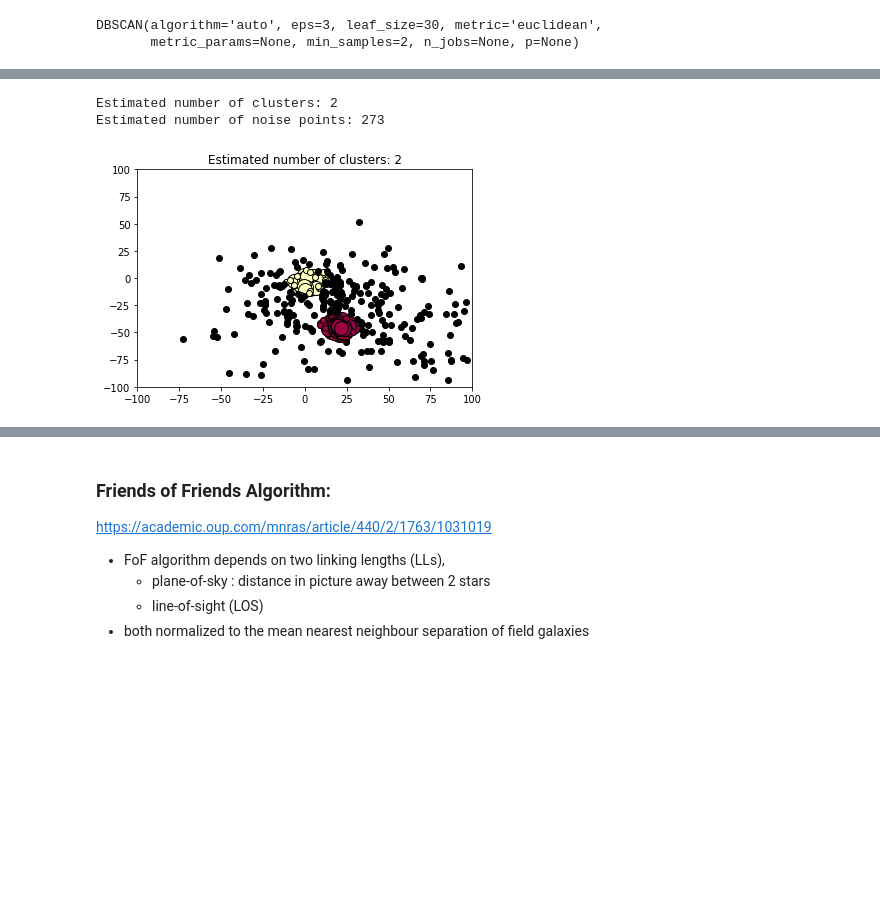
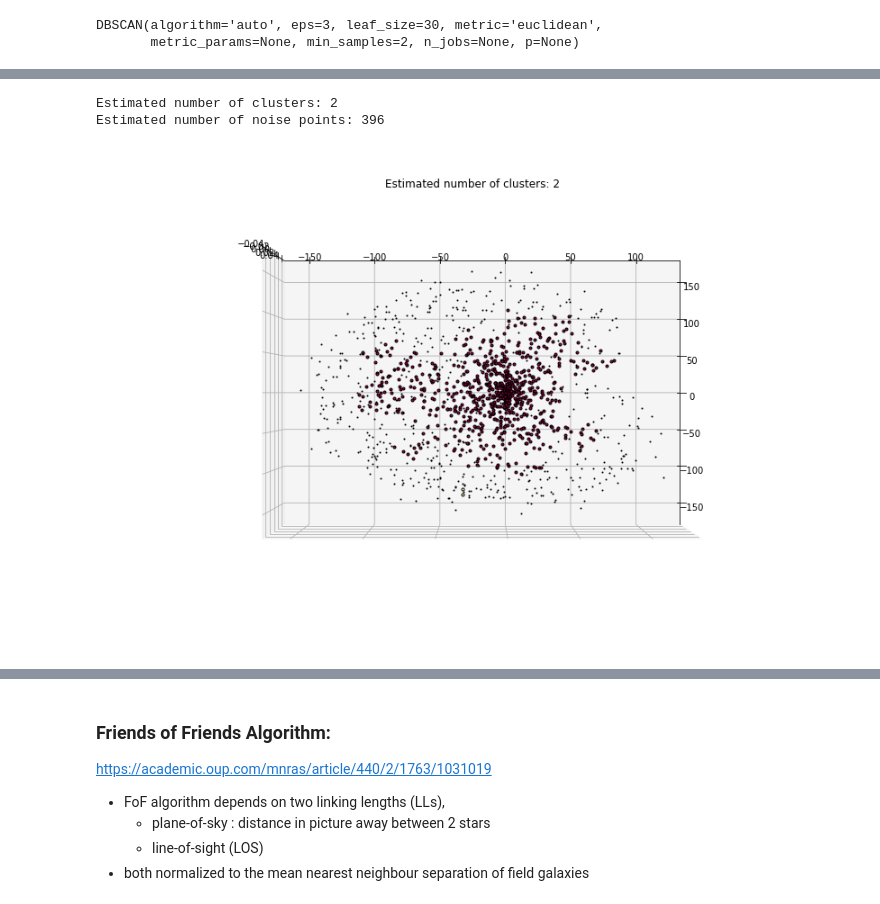
Before and after one commit to lauramv1832/Gaia, a Jupyter notebook: MachineLearning6.ipynb, the cells around one changed output, grey strips where cells are left out. Saved outputs shown, nothing was run; the diff lists cells and outputs as text; code cells hidden in the pictures; blank space fills up the shorter version.

Commit message:
DBSCAN used to find clusters using their proper motions

```diff
--- a/MachineLearning6.ipynb
+++ b/MachineLearning6.ipynb
@@ -598,7 +601,7 @@ DBSCAN(algorithm='auto', eps=3, leaf_size=30, metric='euclidean',
 # %%
 X = pleiades4.to_numpy()
 # Compute DBSCAN
-db = DBSCAN(eps=30, min_samples=20).fit(X)
+db = DBSCAN(eps=15, min_samples=50).fit(X)
 core_samples_mask = np.zeros_like(db.labels_, dtype=bool)
 core_samples_mask[db.core_sample_indices_] = True
 labels = db.labels_
@@ -628,11 +631,11 @@ for k, col in zip(unique_labels, colors):
 
     xy = X[class_member_mask & core_samples_mask]
     plt.plot(xy[:, 0], xy[:, 1], 'o', markerfacecolor=tuple(col),
-             markeredgecolor='k', markersize=14)
+             markeredgecolor='k', markersize=10)
 
     xy = X[class_member_mask & ~core_samples_mask]
     plt.plot(xy[:, 0], xy[:, 1], 'o', markerfacecolor=tuple(col),
-             markeredgecolor='k', markersize=6)
+             markeredgecolor='k', markersize=3)
 
 plt.title('Estimated number of clusters: %d' % n_clusters_)
 plt.xlim(-100, 100)
@@ -645,0 +678,8 @@ plt.show()
+# %%
+p4 = pleiades4[['pmra', 'pmdec']] #input to DBSCAN
+X = p4.to_numpy()
+# Compute DBSCAN
+db = DBSCAN(eps=5, min_samples=20).fit(X) #change to 20 and finds MW
+core_samples_mask = np.zeros_like(db.labels_, dtype=bool) #core samples of high density
+core_samples_mask[db.core_sample_indices_] = True
+labels = db.labels_ #0 and 1 are 2 diff clusters, -1 are anomolies
@@ -646,8 +881,8 @@ plt.show()
 # %%
-p4 = pleiades4[['pmra', 'pmdec']]
+p4 = pleiades4[['x', 'y', 'z']]
 X = p4.to_numpy()
 # Compute DBSCAN
-db = DBSCAN(eps=5, min_samples=10).fit(X)
+db = DBSCAN(eps=20, min_samples=10).fit(X)
 core_samples_mask = np.zeros_like(db.labels_, dtype=bool)
 core_samples_mask[db.core_sample_indices_] = True
 labels = db.labels_
@@ -662,30 +897,36 @@ print('Estimated number of noise points: %d' % n_noise_)
 #      % metrics.silhouette_score(pleiades4, labels))
 # %% [output]
 Estimated number of clusters: 2
-Estimated number of noise points: 273
+Estimated number of noise points: 396
 # %%
+fig = plt.figure()
+ax = fig.add_subplot(111, projection='3d')
+
 # Black removed and is used for noise instead.
 unique_labels = set(labels)
 colors = [plt.cm.Spectral(each)
           for each in np.linspace(0, 1, len(unique_labels))]
 for k, col in zip(unique_labels, colors):
     if k == -1:
         # Black used for noise.
         col = [0, 0, 0, 1]
 
     class_member_mask = (labels == k)
 
     xy = X[class_member_mask & core_samples_mask]
-    plt.plot(xy[:, 0], xy[:, 1], 'o', markerfacecolor=tuple(col),
-             markeredgecolor='k', markersize=14)
+    ax.plot(xy[:, 0], xy[:, 1], 'o', markerfacecolor=tuple(col),
+             markeredgecolor='k', markersize=3)
 
     xy = X[class_member_mask & ~core_samples_mask]
-    plt.plot(xy[:, 0], xy[:, 1], 'o', markerfacecolor=tuple(col),
-             markeredgecolor='k', markersize=6)
+    ax.plot(xy[:, 0], xy[:, 1], 'o', markerfacecolor=tuple(col),
+             markeredgecolor='k', markersize=1)
+
+ax.view_init(-90, 0)
 
 plt.title('Estimated number of clusters: %d' % n_clusters_)
-plt.xlim(-100, 100)
-plt.ylim(-100, 100)
+#plt.xlim(-100, 100)
+#plt.ylim(-100, 100)
+plt.subplots_adjust(0.4, 0.4, 2.3, 2.3)
 plt.show()
 # %% [output]
-[figure, old version]
+[figure, new version]
```
Also changed, not shown: parts of 17 cells of this notebook, 2 other files.
